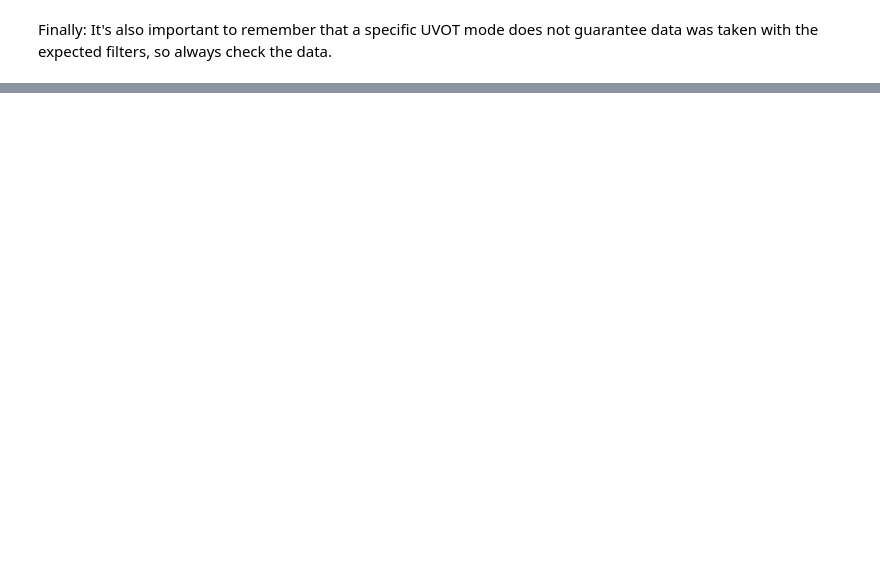
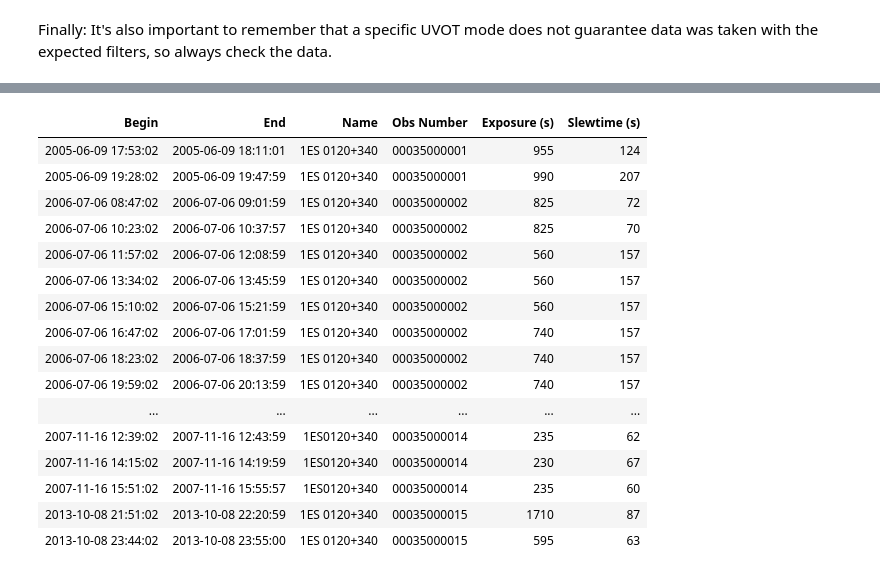
Before and after one commit to Swift-SOT/swifttools, a Jupyter notebook: examples/Swift Observation Query Example Notebook.ipynb, the cells around one changed output, grey strips where cells are left out. Cells and saved outputs as stored; diff of their text form; code cells hidden in the pictures; blank space fills up the shorter version.

```diff
--- a/examples/Swift Observation Query Example Notebook.ipynb
+++ b/examples/Swift Observation Query Example Notebook.ipynb
@@ -296,0 +378,24 @@ Finally: It's also important to remember that a specific UVOT mode does not guar
+# %%
+query = Swift_ObsQuery(username,
+                     shared_secret,
+                     targetid=35000)
+# %%
+query
+# %% [output]
+| Begin | End | Name | Obs Number | Exposure (s) | Slewtime (s) |
+| 2005-06-09 17:53:02 | 2005-06-09 18:11:01 | 1ES 0120+340 | 00035000001 | 955 | 124 |
+| 2005-06-09 19:28:02 | 2005-06-09 19:47:59 | 1ES 0120+340 | 00035000001 | 990 | 207 |
+| 2006-07-06 08:47:02 | 2006-07-06 09:01:59 | 1ES 0120+340 | 00035000002 | 825 | 72 |
+| 2006-07-06 10:23:02 | 2006-07-06 10:37:57 | 1ES 0120+340 | 00035000002 | 825 | 70 |
+| 2006-07-06 11:57:02 | 2006-07-06 12:08:59 | 1ES 0120+340 | 00035000002 | 560 | 157 |
+| 2006-07-06 13:34:02 | 2006-07-06 13:45:59 | 1ES 0120+340 | 00035000002 | 560 | 157 |
+| 2006-07-06 15:10:02 | 2006-07-06 15:21:59 | 1ES 0120+340 | 00035000002 | 560 | 157 |
+| 2006-07-06 16:47:02 | 2006-07-06 17:01:59 | 1ES 0120+340 | 00035000002 | 740 | 157 |
+| 2006-07-06 18:23:02 | 2006-07-06 18:37:59 | 1ES 0120+340 | 00035000002 | 740 | 157 |
+| 2006-07-06 19:59:02 | 2006-07-06 20:13:59 | 1ES 0120+340 | 00035000002 | 740 | 157 |
+| ... | ... | ... | ... | ... | ... |
+| 2007-11-16 12:39:02 | 2007-11-16 12:43:59 | 1ES0120+340 | 00035000014 | 235 | 62 |
+| 2007-11-16 14:15:02 | 2007-11-16 14:19:59 | 1ES0120+340 | 00035000014 | 230 | 67 |
+| 2007-11-16 15:51:02 | 2007-11-16 15:55:57 | 1ES0120+340 | 00035000014 | 235 | 60 |
+| 2013-10-08 21:51:02 | 2013-10-08 22:20:59 | 1ES 0120+340 | 00035000015 | 1710 | 87 |
+| 2013-10-08 23:44:02 | 2013-10-08 23:55:00 | 1ES 0120+340 | 00035000015 | 595 | 63 |
```
Also changed, not shown: parts of 45 cells of this notebook, 16 other files.
